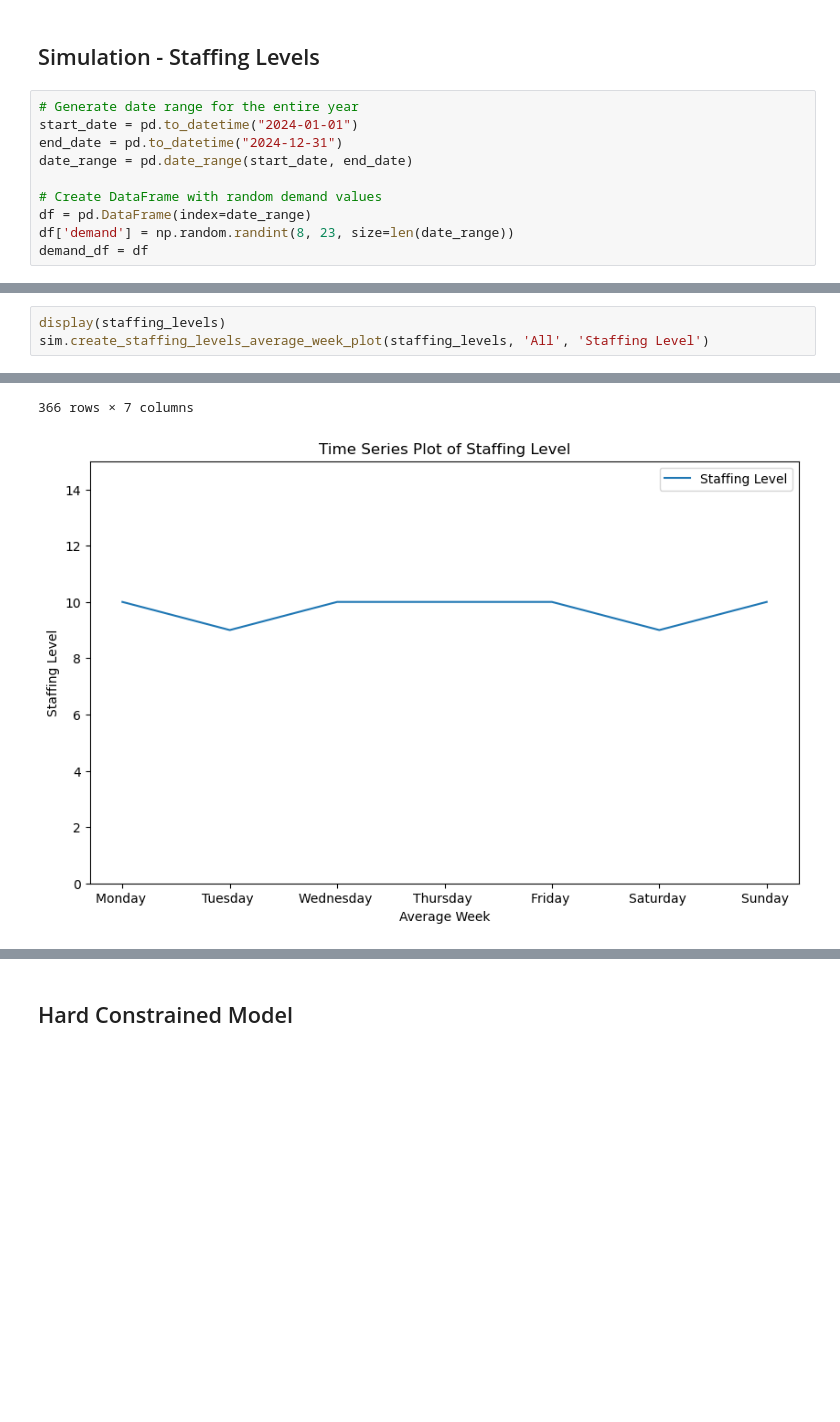
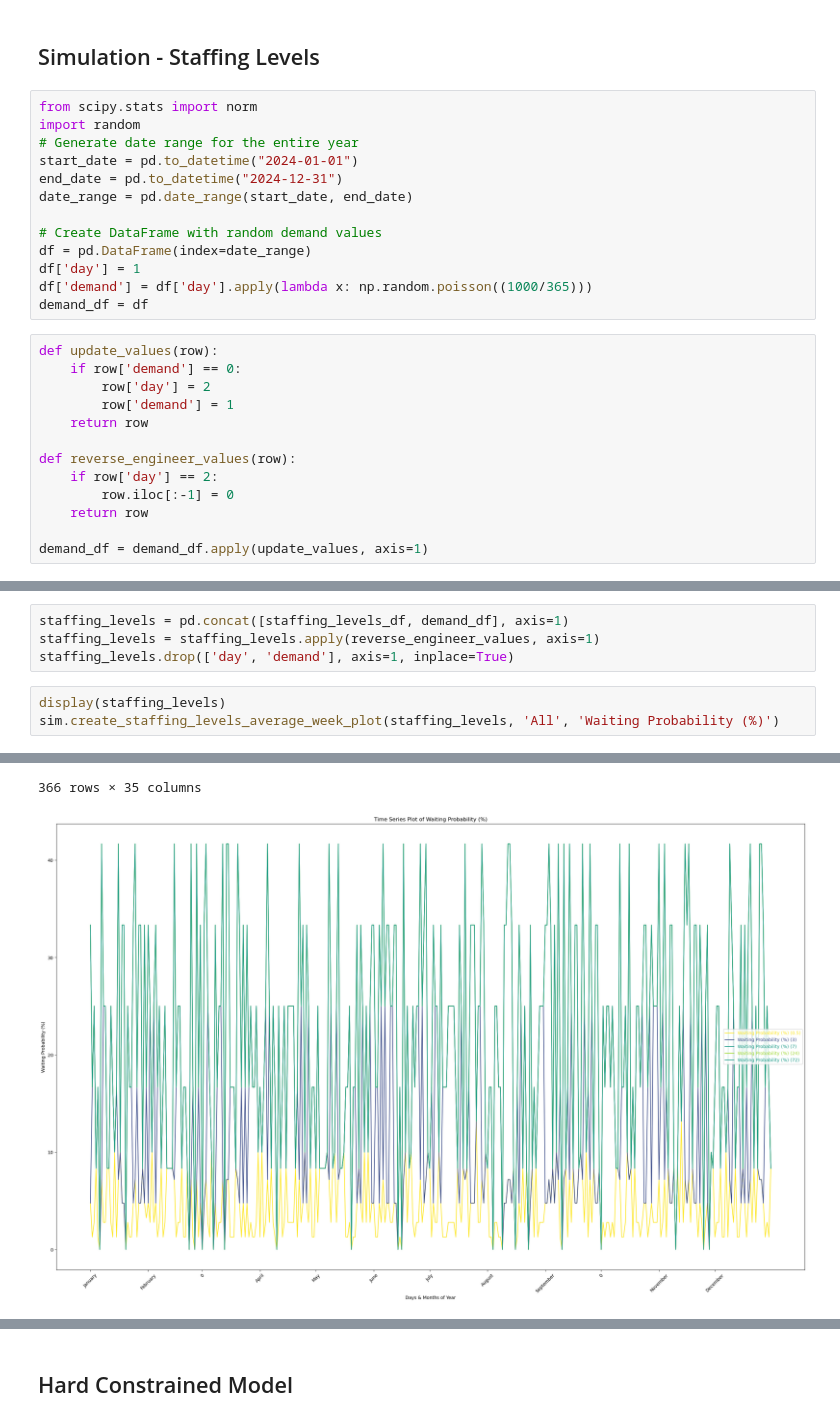
Before and after one commit to JoachimSvensson/HealthSector, a Jupyter notebook: FinalSchedules.ipynb, the cells around one changed output, grey strips where cells are left out. Saved outputs shown, nothing was run; the diff lists cells and outputs as text; blank space fills up the shorter version.

Commit message:
Simulation plotting ø-hjelp

```diff
--- a/FinalSchedules.ipynb
+++ b/FinalSchedules.ipynb
@@ -303,6 +303,8 @@ def create_horizon_dates(s_start, horizon, f):
 # %% [markdown]
 ## Simulation - Staffing Levels
 # %%
+from scipy.stats import norm
+import random
 # Generate date range for the entire year
 start_date = pd.to_datetime("2024-01-01")
 end_date = pd.to_datetime("2024-12-31")
@@ -310,7 +312,21 @@ date_range = pd.date_range(start_date, end_date)
 
 # Create DataFrame with random demand values
 df = pd.DataFrame(index=date_range)
-df['demand'] = np.random.randint(8, 23, size=len(date_range))
+df['day'] = 1
+df['demand'] = df['day'].apply(lambda x: np.random.poisson((1000/365)))
 demand_df = df
+# %%
+def update_values(row):
+    if row['demand'] == 0:
+        row['day'] = 2
+        row['demand'] = 1
+    return row
+
+def reverse_engineer_values(row):
+    if row['day'] == 2:
+        row.iloc[:-1] = 0
+    return row
+
+demand_df = demand_df.apply(update_values, axis=1)
 # %%
 # DEFAULT SCENARIO PARAMETERS - OK
@@ -341,4 +370,8 @@ staffing_levels['Month'] = staffing_levels.index.strftime('%B')
+# %%
+staffing_levels = pd.concat([staffing_levels_df, demand_df], axis=1)
+staffing_levels = staffing_levels.apply(reverse_engineer_values, axis=1)
+staffing_levels.drop(['day', 'demand'], axis=1, inplace=True)
 # %%
 display(staffing_levels)
-sim.create_staffing_levels_average_week_plot(staffing_levels, 'All', 'Staffing Level')
+sim.create_staffing_levels_average_week_plot(staffing_levels, 'All', 'Waiting Probability (%)')
 # %% [output]
@@ -357,2 +390,2 @@ sim.create_staffing_levels_average_week_plot(staffing_levels, 'All', 'Staffing L
-366 rows × 7 columns
+366 rows × 35 columns
-[figure, old version]
+[figure, new version]
```
Also changed, not shown: parts of 3 cells of this notebook, 1 other file.
